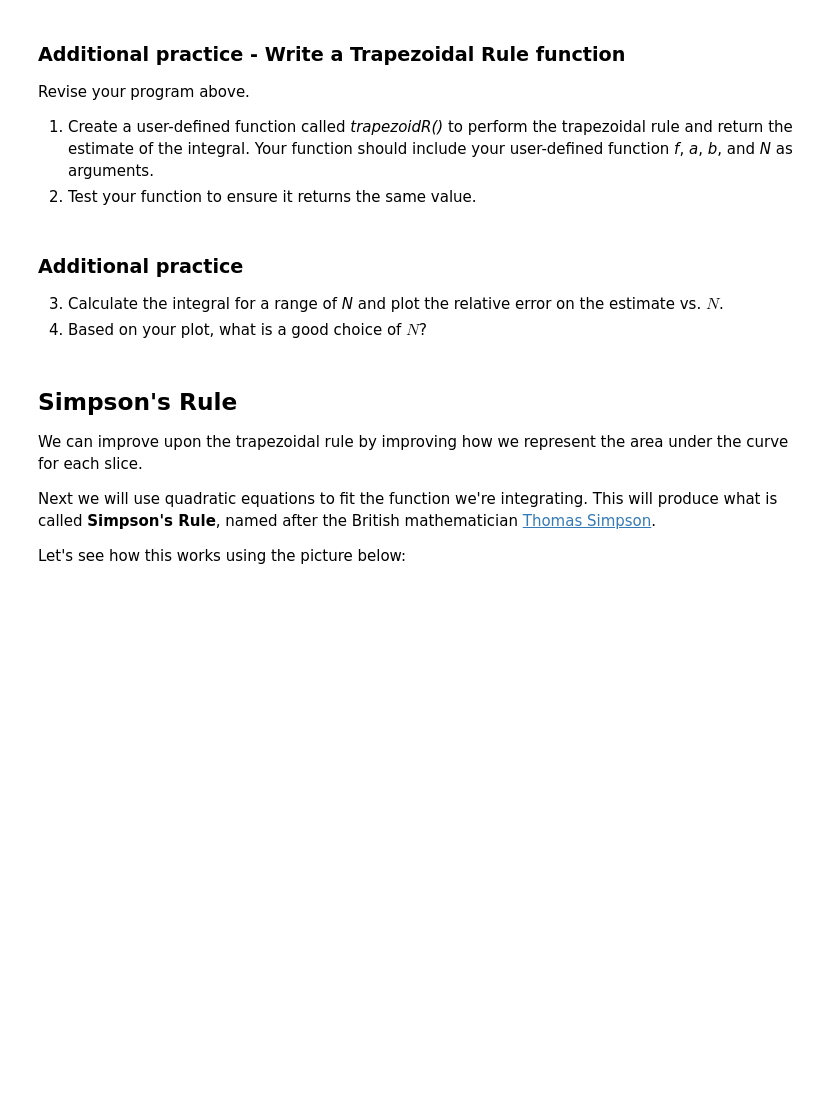
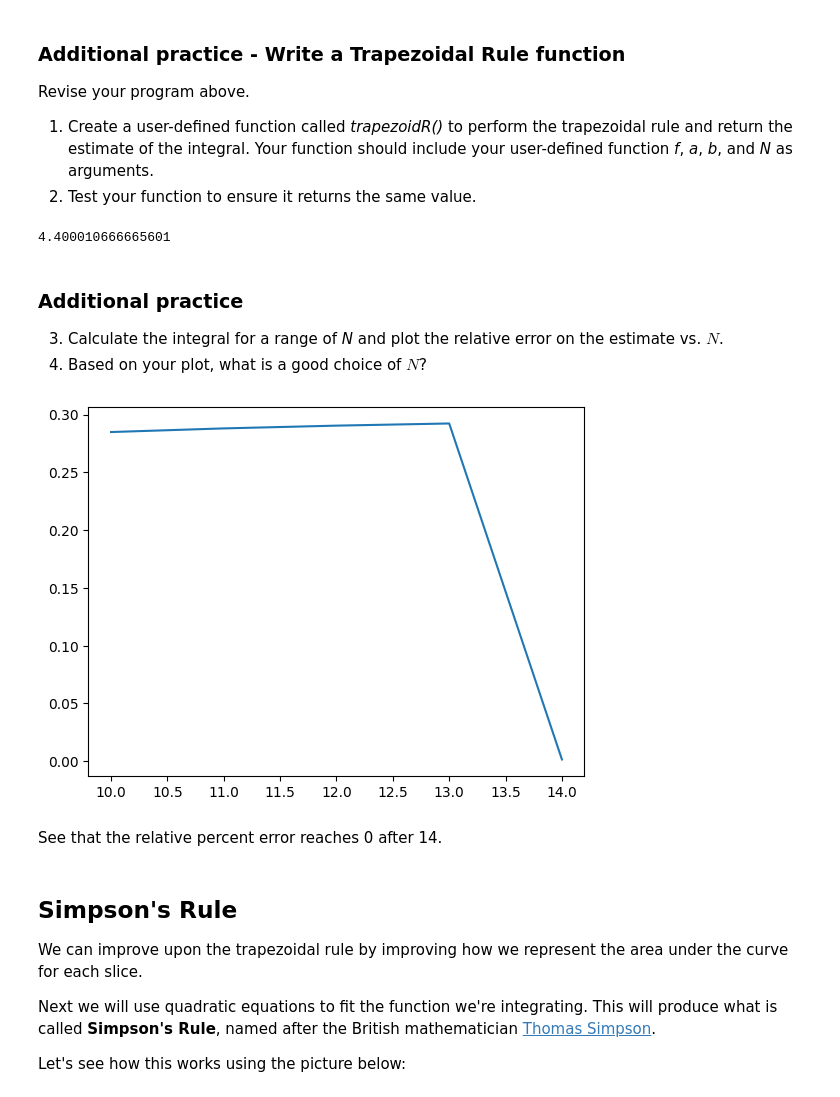
Before and after one commit to AcamaroCutcher/Computational-Physics, a Jupyter notebook: Class Notes/ph322_lecture06_apr16_2026_prelecture.ipynb, the cells around one changed output. Cells and saved outputs as stored; diff of their text form; code cells hidden in the pictures; blank space fills up the shorter version.

```diff
--- a/Class Notes/ph322_lecture06_apr16_2026_prelecture.ipynb
+++ b/Class Notes/ph322_lecture06_apr16_2026_prelecture.ipynb
@@ -249,11 +267,67 @@ Fill in the actual code. At the end calculate the approximation error by compari
 Revise your program above.
 1. Create a user-defined function called *trapezoidR()* to perform the trapezoidal rule and return the estimate of the integral. Your function should include your user-defined function *f*, *a*, *b*, and *N* as arguments.
 2. Test your function to ensure it returns the same value.
+# %%
+def trapexoidR(f,a,b,N):
+    """Trapezoid Function"""
+    h = (b-a)/N
+    sum = np.sum(f(np.arange(a+h, b, h)))
+    sum += (f(a) + f(b))/2
+    approx_int = h * sum
+
+    return approx_int
+
+approx_int = trapexoidR(f,0,2,1000)
+
+print(approx_int)
+# %% [output]
+4.400010666665601
 # %% [markdown]
 ### Additional practice
 
 3. Calculate the integral for a range of *N* and plot the relative error on the estimate vs. $N$.
 4. Based on your plot, what is a good choice of $N$?
+# %%
+import matplotlib.pyplot as plt
+
+def f(x):
+    """ Function to integrate """
+    return x**4 - 2 * x**2 + 1
+
+def int_f(x):
+    """ Integral of f from 0 up to x """
+    return 1/5 * x ** 5 - x**2 + x
+
+def trapexoidR(f,a,b, N):
+    """ Trapezoid Function """
+    h = (b-a)/N
+    sum = np.sum(f(np.arange(a+h, b, h)))
+    sum += (f(a) + f(b))/2
+    approx_int = h * sum
+
+    return approx_int
+
+def accuracy(approx_int, real_int):
+    return np.abs((approx_int - real_int)/real_int)
+
+def display_accuracy(f,int_f, a, b, N):
+
+    # Create a list of integral values from Nsize = 0 to Nsize = N
+
+    array_of_N = np.arange(10, N + 1 , 1)
+
+    approx_int_array = np.array([trapexoidR(f,a,b,n) for n in array_of_N])
+    real_int = int_f(b)- int_f(a)
+    accuracy_array = accuracy(approx_int_array, real_int)
+
+    plt.plot(array_of_N, accuracy_array)
+    plt.show()
+
+display_accuracy(f,int_f, 0, 2, 14)
+# %% [output]
+[figure, added]
+# %% [markdown]
+See that the relative percent error reaches 0 after 14.
 # %% [markdown]
 ## Simpson's Rule
 
```
Also changed, not shown: parts of 1 cell of this notebook, 1 other file.
